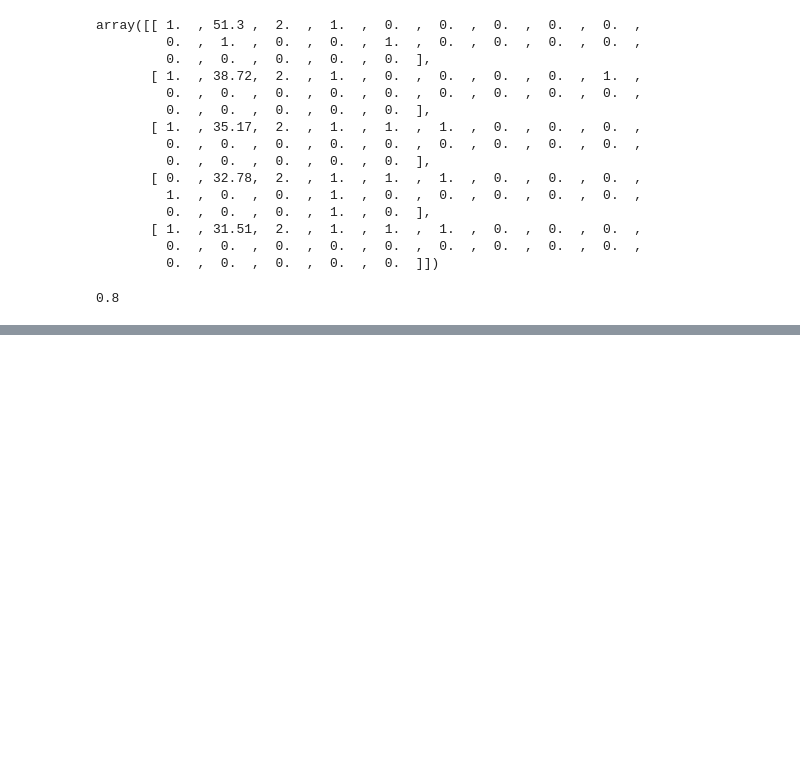
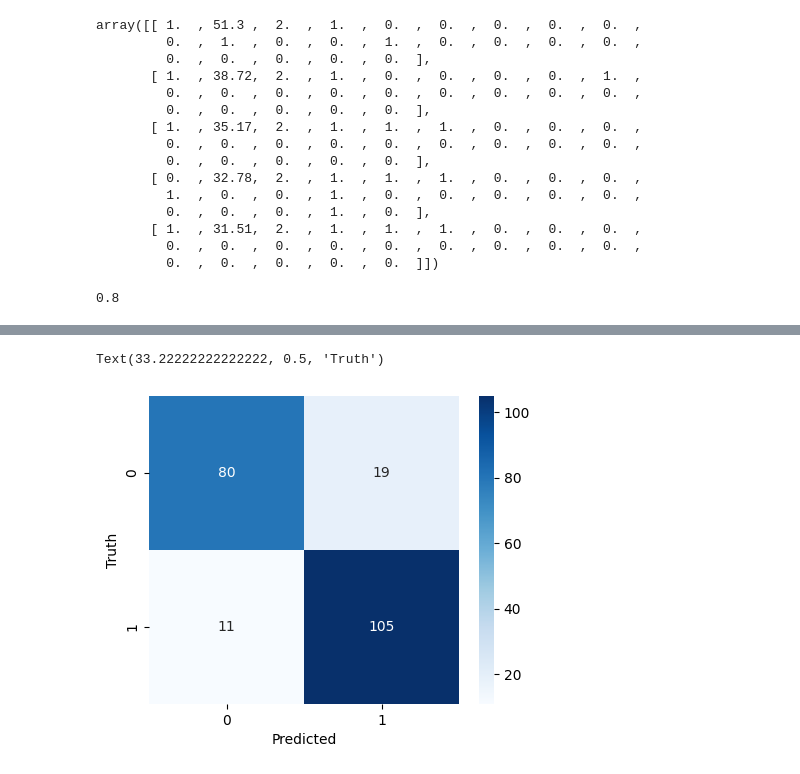
Before and after one commit to Cristy17001/IA-Project2, a Jupyter notebook: decision_tree.ipynb, the cells around one changed output, grey strips where cells are left out. Cells and saved outputs as stored; diff of their text form; code cells hidden in the pictures; blank space fills up the shorter version.

```diff
--- a/decision_tree.ipynb
+++ b/decision_tree.ipynb
@@ -175,0 +234,20 @@ with open('mutations_graph.dot', 'w') as out_file:
+# %%
+# Confusion matrix
+from sklearn.metrics import confusion_matrix
+
+# Predict the values from the validation dataset
+Y_pred = grid.best_estimator_.predict(testing_inputs)
+
+# Convert predictions classes to one hot vectors
+Y_pred_classes = np.argmax(Y_pred)
+
+# Create the confusion matrix
+cm = confusion_matrix(testing_classes, Y_pred)
+
+plt.figure(figsize=(5, 4))
+sb.heatmap(cm, annot=True, cmap='Blues', fmt="d")
+plt.xlabel('Predicted')
+plt.ylabel('Truth')
+# %% [output]
+Text(33.22222222222222, 0.5, 'Truth')
+[figure, added]
```
Also changed, not shown: parts of 11 cells of this notebook, 2 other files.
